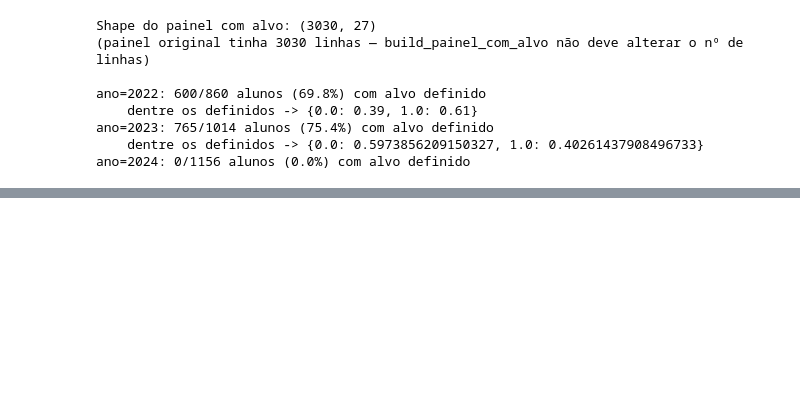
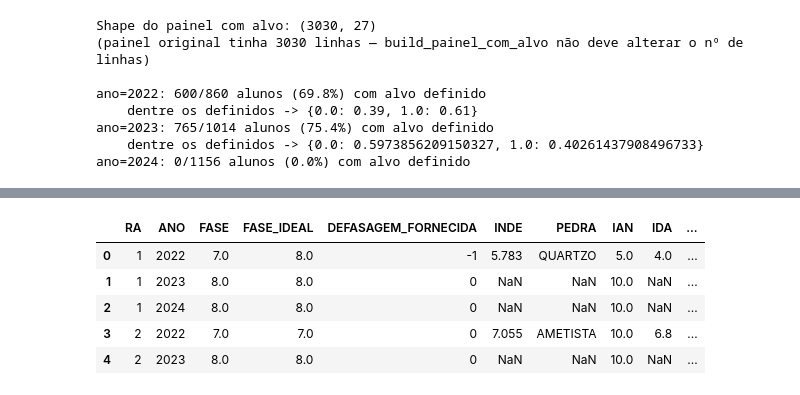
Before and after one commit to maclabr/tech-challenge-passos-magicos, a Jupyter notebook: notebooks/01_limpeza_e_preparacao.ipynb, the cells around one changed output, grey strips where cells are left out. Saved outputs shown, nothing was run; the diff lists cells and outputs as text; code cells hidden in the pictures; blank space fills up the shorter version.

```diff
--- a/notebooks/01_limpeza_e_preparacao.ipynb
+++ b/notebooks/01_limpeza_e_preparacao.ipynb
@@ -360,0 +332,11 @@ safras com alvo.
+# %%
+painel_final = padronizar_nomes_e_categorias(painel_com_alvo)
+
+painel_final.head(5)
+# %% [output]
+|  | RA | ANO | FASE | FASE_IDEAL | DEFASAGEM_FORNECIDA | INDE | PEDRA | IAN | IDA | ... |
+| 0 | 1 | 2022 | 7.0 | 8.0 | -1 | 5.783 | QUARTZO | 5.0 | 4.0 | ... |
+| 1 | 1 | 2023 | 8.0 | 8.0 | 0 | NaN | NaN | 10.0 | NaN | ... |
+| 2 | 1 | 2024 | 8.0 | 8.0 | 0 | NaN | NaN | 10.0 | NaN | ... |
+| 3 | 2 | 2022 | 7.0 | 7.0 | 0 | 7.055 | AMETISTA | 10.0 | 6.8 | ... |
+| 4 | 2 | 2023 | 8.0 | 8.0 | 0 | NaN | NaN | 10.0 | NaN | ... |
```
Also changed, not shown: parts of 18 cells of this notebook, 3 other files.
